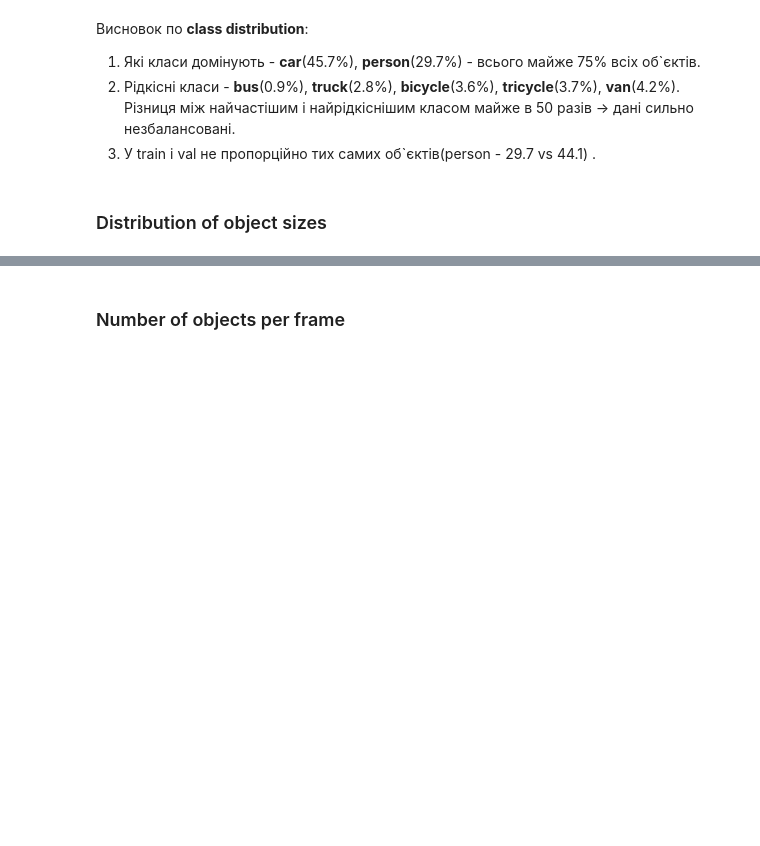
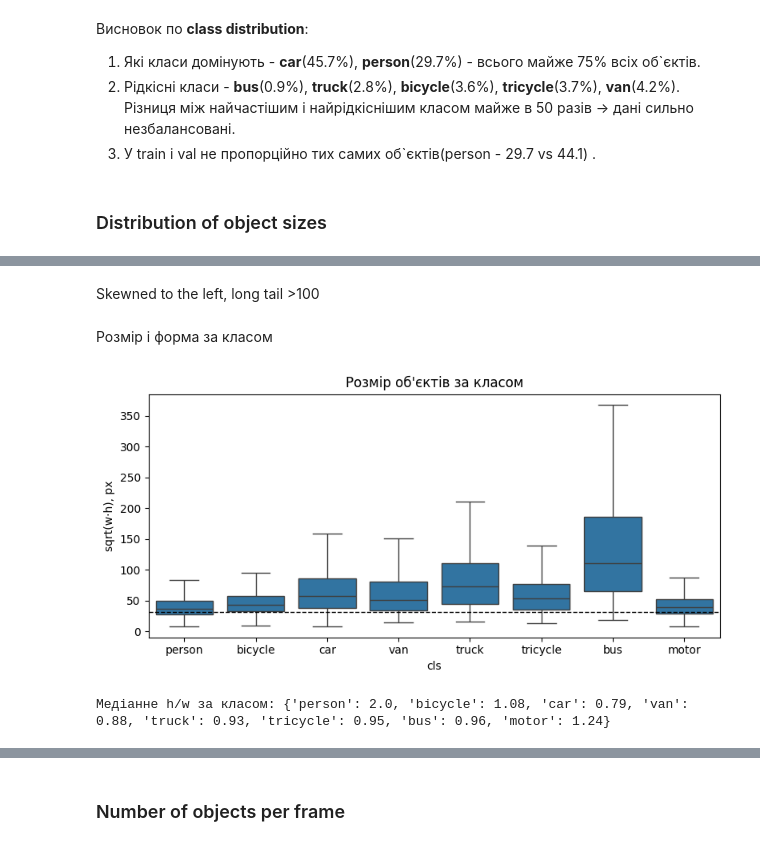
Before and after one commit to vusu4242/hm2_vus_konovalenko, a Jupyter notebook: notebooks/00_eda_preprocessing.ipynb, the cells around one changed output, grey strips where cells are left out. Cells and saved outputs as stored; diff of their text form; code cells hidden in the pictures; blank space fills up the shorter version.

```diff
--- a/notebooks/00_eda_preprocessing.ipynb
+++ b/notebooks/00_eda_preprocessing.ipynb
@@ -146,0 +231,20 @@ plt.xticks(rotation=0); plt.tight_layout(); plt.savefig('cls_overall.png', dpi=1
+# %% [markdown]
+Skewned to the left, long tail >100
+# %% [markdown]
+Розмір і форма за класом
+# %%
+fig, ax = plt.subplots(figsize=(8, 4))
+sns.boxplot(data=obj.sample(200_000, random_state=0), x='cls', y='sqrt_area',
+            showfliers=False, color='tab:blue', ax=ax)
+ax.axhline(32, c='k', ls='--', lw=1)
+ax.set_xticks(range(8), CLASSES); ax.set_ylabel('sqrt(w·h), px')
+ax.set_title('Розмір об\'єктів за класом')
+plt.tight_layout(); plt.savefig('size_per_class.png', dpi=120); plt.show()
+
+# співвідношення сторін h/w: знадобиться для якорів (anchors) у RetinaNet
+obj['aspect'] = obj['h'] / obj['w']
+print('Медіанне h/w за класом:',
+      obj.groupby('cls')['aspect'].median().rename(dict(enumerate(CLASSES))).round(2).to_dict())
+# %% [output]
+[figure, added]
+Медіанне h/w за класом: {'person': 2.0, 'bicycle': 1.08, 'car': 0.79, 'van': 0.88, 'truck': 0.93, 'tricycle': 0.95, 'bus': 0.96, 'motor': 1.24}
```
Also changed, not shown: parts of 14 cells of this notebook.
